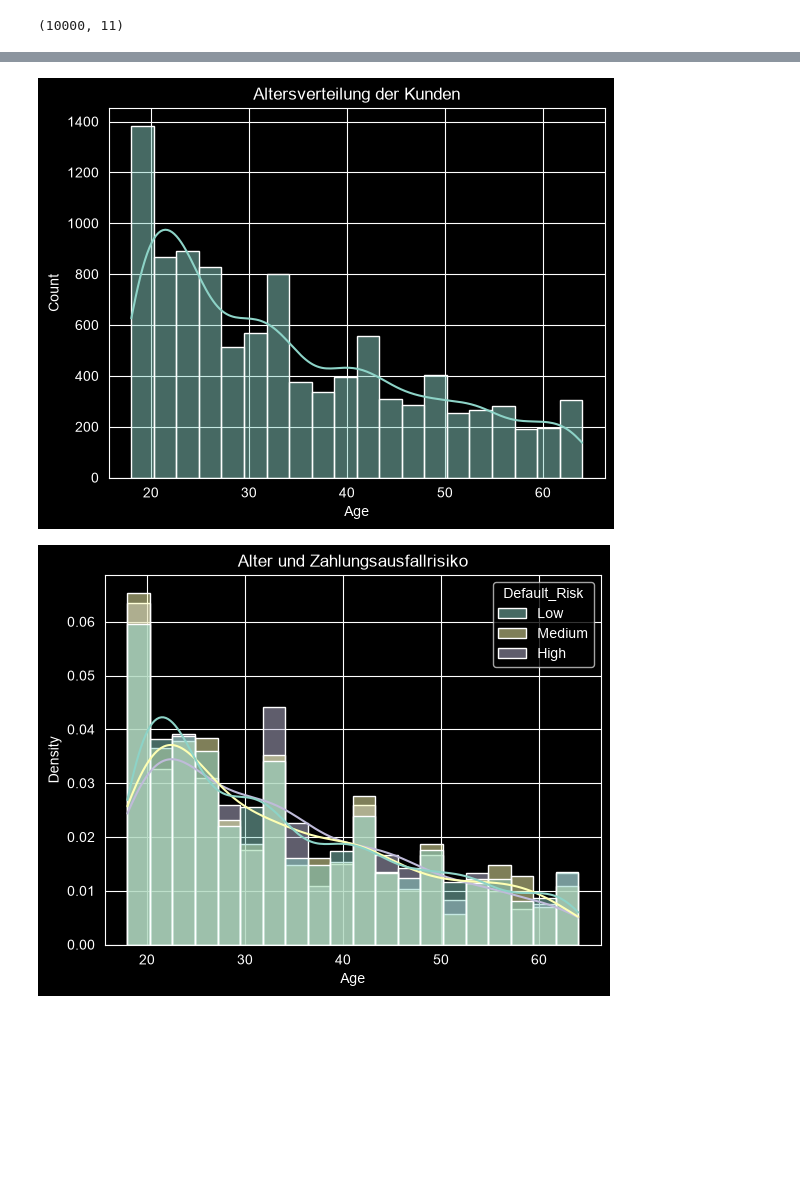
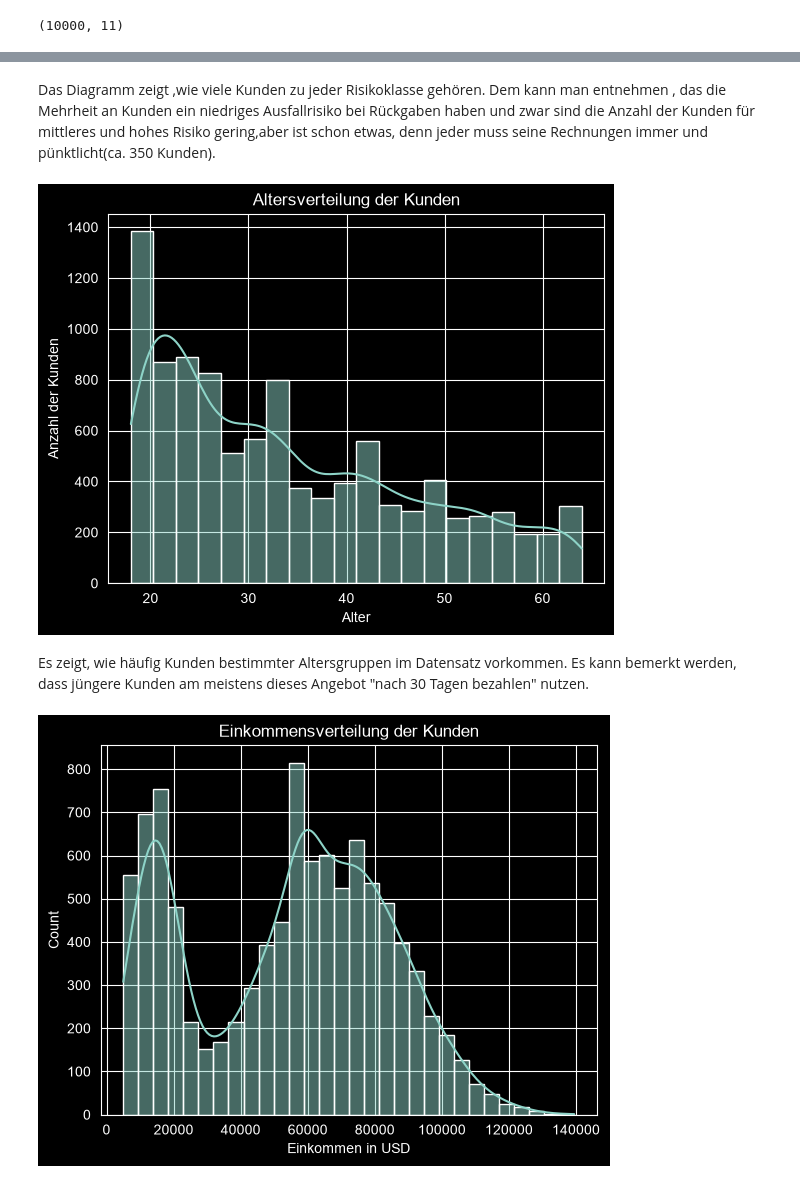
Before and after one commit to wandjimbakuibrister-del/Machine-learning-Modell, a Jupyter notebook: Notebook/modelll.ipynb, the cells around one changed output, grey strips where cells are left out. Drawn from its saved outputs; the diff is of its cells as text; code cells hidden in the pictures; blank space fills up the shorter version.

```diff
--- a/Notebook/modelll.ipynb
+++ b/Notebook/modelll.ipynb
@@ -110,4 +109,0 @@ Fehlende Werte durch den Median aufgefüllt.
-# %%
-data["Credit_Score"] = data["Credit_Score"].fillna(data["Credit_Score"].median())
-data["Income_USD"] = data["Income_USD"].fillna(data["Income_USD"].median())
-print(data.isnull().sum())
@@ -127,24 +122,33 @@ dtype: int64
+# %% [markdown]
+Das Diagramm zeigt ,wie viele Kunden zu jeder Risikoklasse gehören.
+Dem kann man entnehmen , das die Mehrheit an Kunden ein niedriges Ausfallrisiko bei Rückgaben haben und zwar sind die Anzahl der Kunden für mittleres und hohes Risiko gering,aber ist schon etwas, denn jeder muss seine Rechnungen immer und pünktlicht(ca. 350 Kunden).
 # %%
-import matplotlib.pyplot as plt
-import seaborn as sns
+sns.histplot(
+    data=data,
+    x="Age",
+    bins=20,
+    kde=True
+)  # Altersverteilung darstellen
 
-sns.histplot(data=data, x="Age", bins=20, kde=True)  # Altersverteilung
-plt.title("Altersverteilung der Kunden")  # Diagrammtitel
-plt.show()  # Diagramm anzeigen
+plt.title("Altersverteilung der Kunden")
+plt.xlabel("Alter")
+plt.ylabel("Anzahl der Kunden")
+plt.show()
 # %% [output]
-[figure, old version]
+[figure, new version]
+# %% [markdown]
+Es zeigt, wie häufig Kunden bestimmter Altersgruppen im Datensatz vorkommen.
+Es kann bemerkt werden, dass jüngere Kunden am meistens dieses Angebot "nach 30 Tagen bezahlen" nutzen.
 # %%
 sns.histplot(
     data=data,
-    x="Age",             # Feature: Alter
-    hue="Default_Risk",  # Target: Zahlungsausfallrisiko
-    bins=20,
-    kde=True,
-    stat="density",
-    common_norm=False
-)
+    x="Income_USD",
+    bins=30,
+    kde=True
+)  # Einkommensverteilung
 
-plt.title("Alter und Zahlungsausfallrisiko")
+plt.title("Einkommensverteilung der Kunden")
+plt.xlabel("Einkommen in USD")
 plt.show()
 # %% [output]
-[figure, old version]
+[figure, new version]
```
Also changed, not shown: parts of 24 cells of this notebook.
